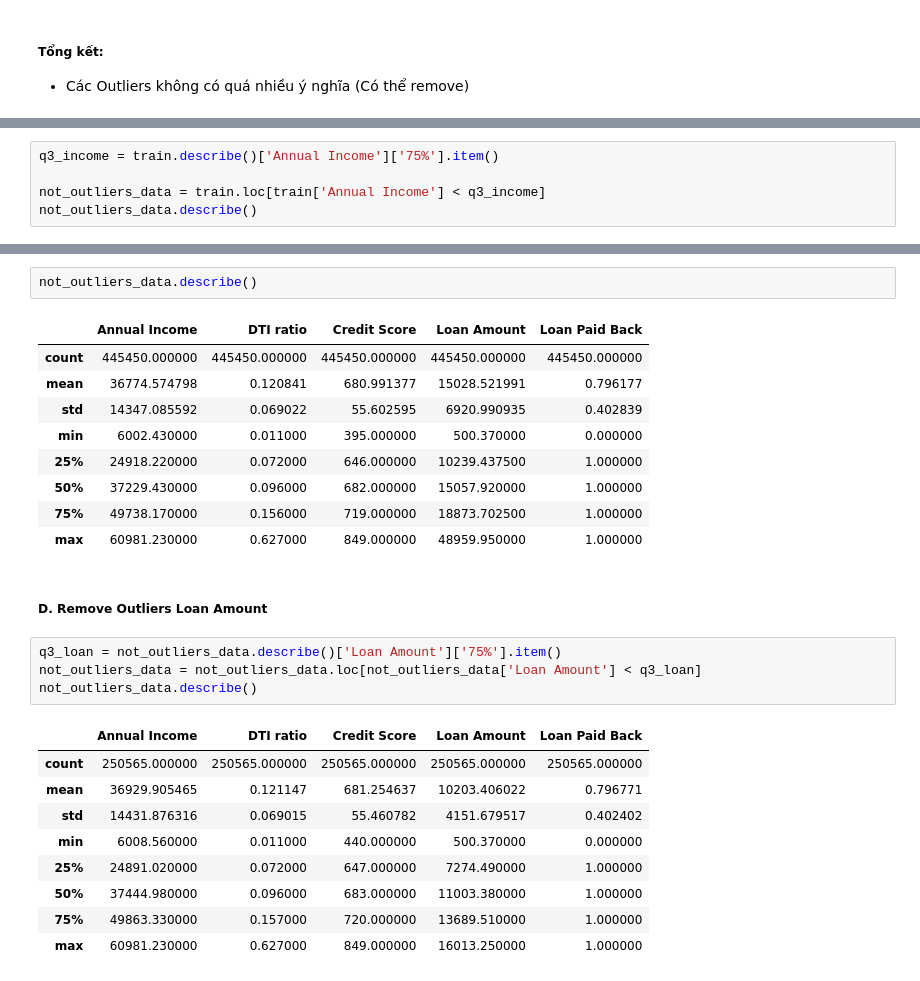
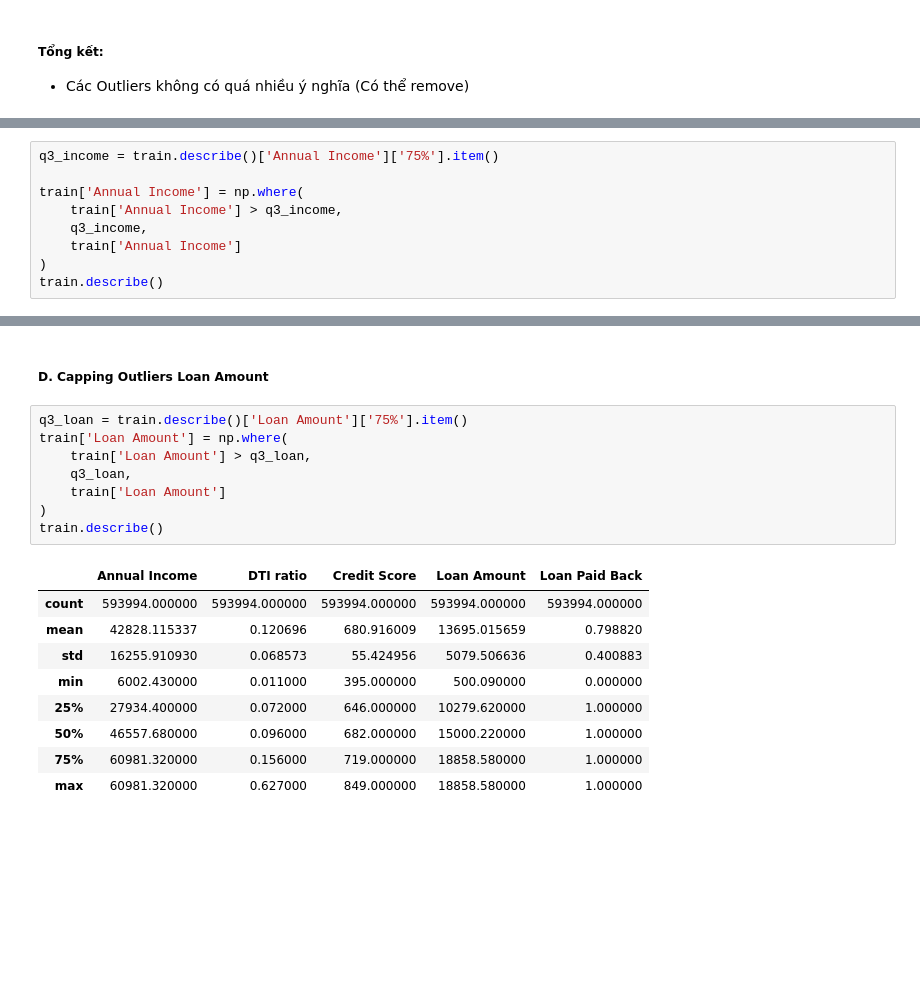
Before and after one commit to pikamanh/Predicting-Loan-Payback, a Jupyter notebook: test.ipynb, the cells around one changed output, grey strips where cells are left out. Drawn from its saved outputs; the diff is of its cells as text; blank space fills up the shorter version.

```diff
--- a/test.ipynb
+++ b/test.ipynb
@@ -400,7 +404,11 @@ fig.tight_layout()
 # %%
 q3_income = train.describe()['Annual Income']['75%'].item()
 
-not_outliers_data = train.loc[train['Annual Income'] < q3_income]
-not_outliers_data.describe()
+train['Annual Income'] = np.where(
+    train['Annual Income'] > q3_income,
+    q3_income,
+    train['Annual Income']
+)
+train.describe()
 # %% [output]
 |  | Annual Income | DTI ratio | Credit Score | Loan Amount | Loan Paid Back |
@@ -452,28 +423,20 @@ fig.tight_layout()
-# %%
-not_outliers_data.describe()
-# %% [output]
-|  | Annual Income | DTI ratio | Credit Score | Loan Amount | Loan Paid Back |
-| count | 445450.000000 | 445450.000000 | 445450.000000 | 445450.000000 | 445450.000000 |
-| mean | 36774.574798 | 0.120841 | 680.991377 | 15028.521991 | 0.796177 |
-| std | 14347.085592 | 0.069022 | 55.602595 | 6920.990935 | 0.402839 |
-| min | 6002.430000 | 0.011000 | 395.000000 | 500.370000 | 0.000000 |
-| 25% | 24918.220000 | 0.072000 | 646.000000 | 10239.437500 | 1.000000 |
-| 50% | 37229.430000 | 0.096000 | 682.000000 | 15057.920000 | 1.000000 |
-| 75% | 49738.170000 | 0.156000 | 719.000000 | 18873.702500 | 1.000000 |
-| max | 60981.230000 | 0.627000 | 849.000000 | 48959.950000 | 1.000000 |
 # %% [markdown]
-##### D. Remove Outliers Loan Amount
+##### D. Capping Outliers Loan Amount
 # %%
-q3_loan = not_outliers_data.describe()['Loan Amount']['75%'].item()
-not_outliers_data = not_outliers_data.loc[not_outliers_data['Loan Amount'] < q3_loan]
-not_outliers_data.describe()
+q3_loan = train.describe()['Loan Amount']['75%'].item()
+train['Loan Amount'] = np.where(
+    train['Loan Amount'] > q3_loan,
+    q3_loan,
+    train['Loan Amount']
+)
+train.describe()
 # %% [output]
 |  | Annual Income | DTI ratio | Credit Score | Loan Amount | Loan Paid Back |
-| count | 250565.000000 | 250565.000000 | 250565.000000 | 250565.000000 | 250565.000000 |
-| mean | 36929.905465 | 0.121147 | 681.254637 | 10203.406022 | 0.796771 |
-| std | 14431.876316 | 0.069015 | 55.460782 | 4151.679517 | 0.402402 |
-| min | 6008.560000 | 0.011000 | 440.000000 | 500.370000 | 0.000000 |
-| 25% | 24891.020000 | 0.072000 | 647.000000 | 7274.490000 | 1.000000 |
-| 50% | 37444.980000 | 0.096000 | 683.000000 | 11003.380000 | 1.000000 |
-| 75% | 49863.330000 | 0.157000 | 720.000000 | 13689.510000 | 1.000000 |
-| max | 60981.230000 | 0.627000 | 849.000000 | 16013.250000 | 1.000000 |
+| count | 593994.000000 | 593994.000000 | 593994.000000 | 593994.000000 | 593994.000000 |
+| mean | 42828.115337 | 0.120696 | 680.916009 | 13695.015659 | 0.798820 |
+| std | 16255.910930 | 0.068573 | 55.424956 | 5079.506636 | 0.400883 |
+| min | 6002.430000 | 0.011000 | 395.000000 | 500.090000 | 0.000000 |
+| 25% | 27934.400000 | 0.072000 | 646.000000 | 10279.620000 | 1.000000 |
+| 50% | 46557.680000 | 0.096000 | 682.000000 | 15000.220000 | 1.000000 |
+| 75% | 60981.320000 | 0.156000 | 719.000000 | 18858.580000 | 1.000000 |
+| max | 60981.320000 | 0.627000 | 849.000000 | 18858.580000 | 1.000000 |
```
Also changed, not shown: parts of 42 cells of this notebook, 1 other file.
